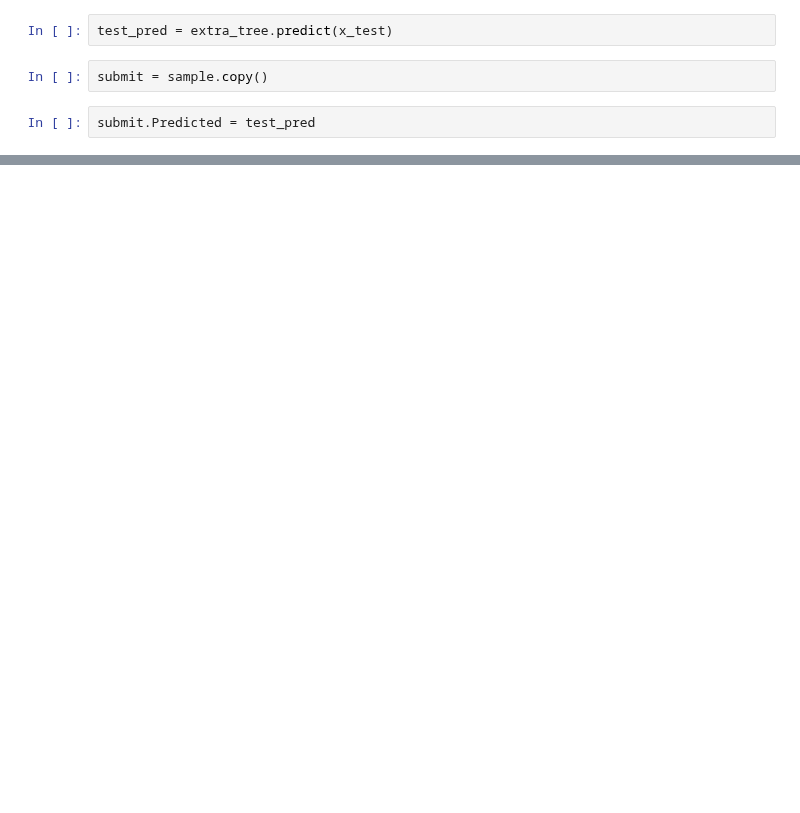
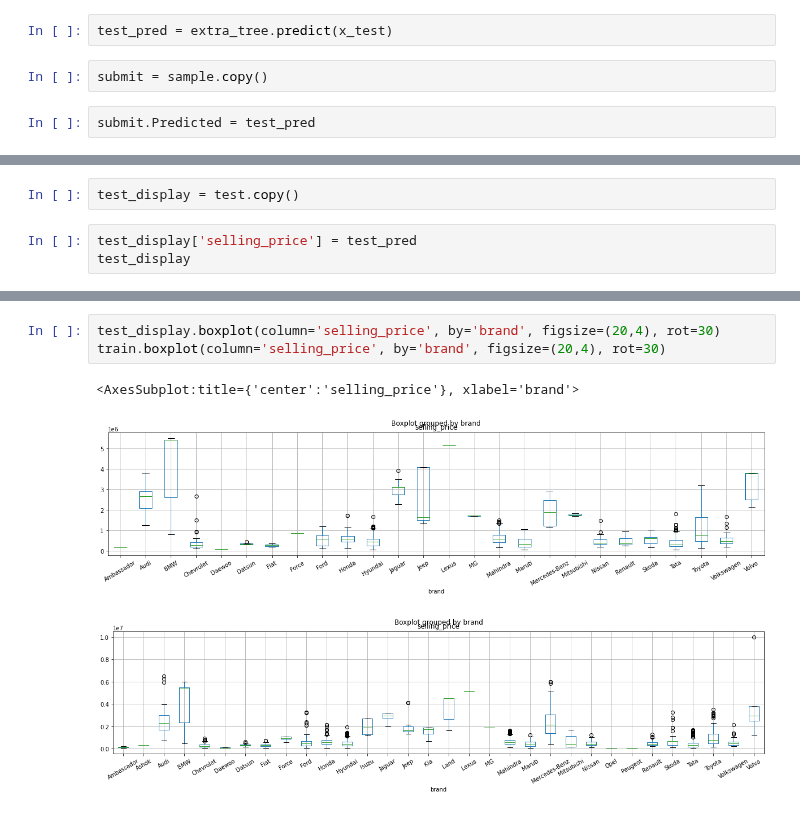
Before and after one commit to khoa2181/DataPreparation, a Jupyter notebook: Tran Minh Khoa_Final Data Preparation.ipynb, the cells around one changed output, grey strips where cells are left out. Cells and saved outputs as stored; diff of their text form; blank space fills up the shorter version.

```diff
--- a/Tran Minh Khoa_Final Data Preparation.ipynb
+++ b/Tran Minh Khoa_Final Data Preparation.ipynb
@@ -376,0 +466,5 @@ submit
+# %%
+test_display = test.copy()
+# %%
+test_display['selling_price'] = test_pred
+test_display
@@ -376,0 +485,7 @@ submit
+# %%
+test_display.boxplot(column='selling_price', by='brand', figsize=(20,4), rot=30)
+train.boxplot(column='selling_price', by='brand', figsize=(20,4), rot=30)
+# %% [output]
+<AxesSubplot:title={'center':'selling_price'}, xlabel='brand'>
+[figure, added]
+[figure, added]
```
Also changed, not shown: parts of 21 cells of this notebook.
